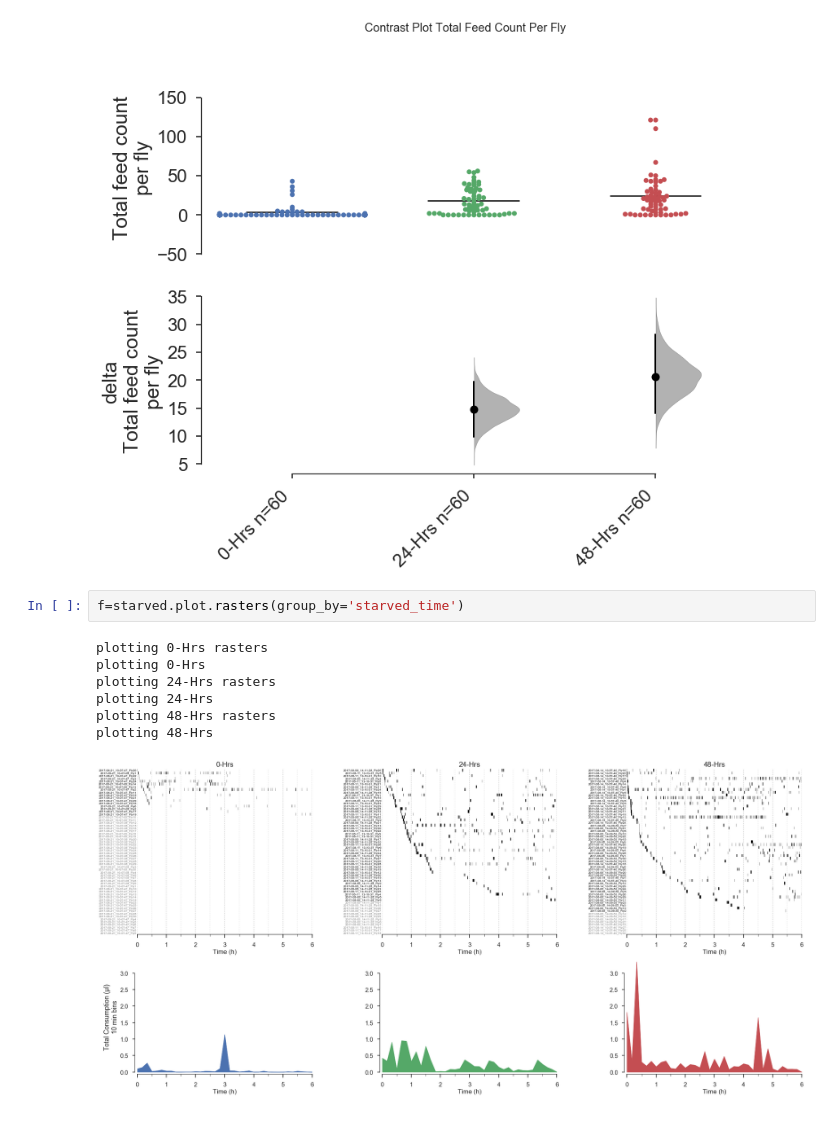
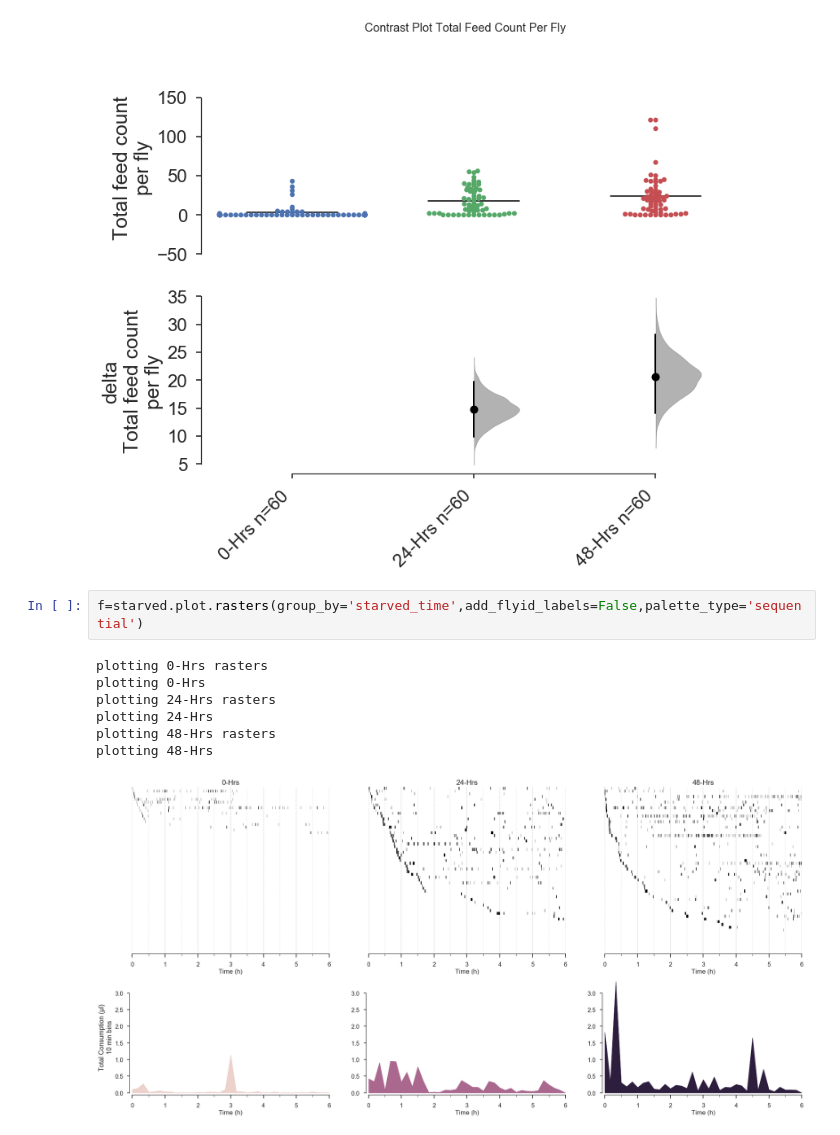
Before and after one commit to ACCLAB/espresso, a Jupyter notebook: jupyter-nb/espresso plotting module dev.ipynb, the cells around one changed output. Saved outputs shown, nothing was run; the diff lists cells and outputs as text.

```diff
--- a/jupyter-nb/espresso plotting module dev.ipynb
+++ b/jupyter-nb/espresso plotting module dev.ipynb
@@ -59,12 +59,12 @@ f,summ=starved.plot.feed_count_per_fly(group_by='starved_time',
 # %% [output]
 [figure]
 # %%
-f=starved.plot.rasters(group_by='starved_time')
+f=starved.plot.rasters(group_by='starved_time',add_flyid_labels=False,palette_type='sequential')
 # %% [output]
 plotting 0-Hrs rasters
 plotting 0-Hrs
 plotting 24-Hrs rasters
 plotting 24-Hrs
 plotting 48-Hrs rasters
 plotting 48-Hrs
-[figure, old version]
+[figure, new version]
```
